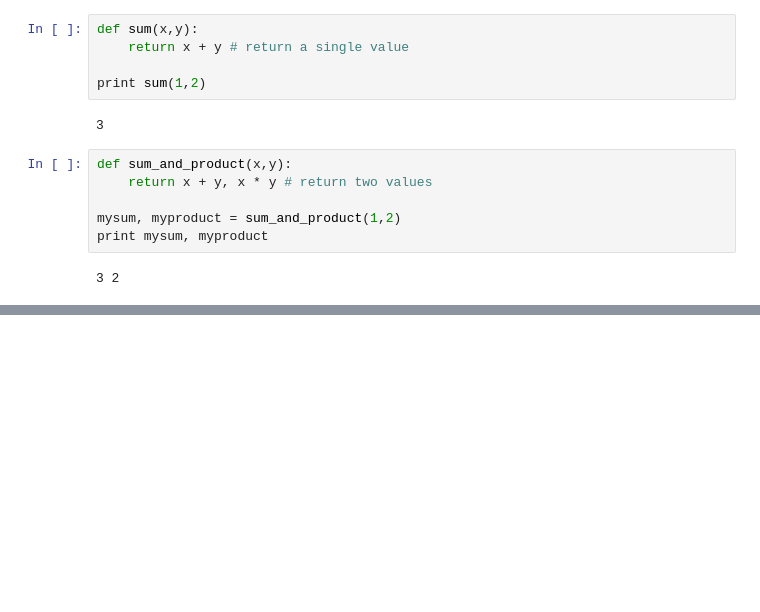
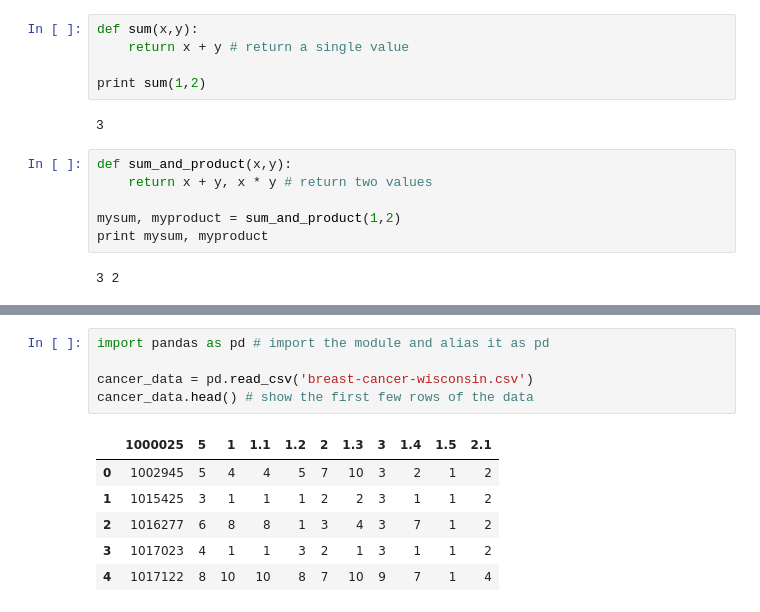
Before and after one commit to jdamiani27/IPython-Notebooks, a Jupyter notebook: DataSciUF Tutorial - Instructor.ipynb, the cells around one changed output, grey strips where cells are left out. Saved outputs shown, nothing was run; the diff lists cells and outputs as text; blank space fills up the shorter version.

Commit message:
Completed through importing with header names

```diff
--- a/DataSciUF Tutorial - Instructor.ipynb
+++ b/DataSciUF Tutorial - Instructor.ipynb
@@ -586,0 +645,12 @@ print mysum, myproduct
+# %%
+import pandas as pd # import the module and alias it as pd
+
+cancer_data = pd.read_csv('breast-cancer-wisconsin.csv')
+cancer_data.head() # show the first few rows of the data
+# %% [output]
+|  | 1000025 | 5 | 1 | 1.1 | 1.2 | 2 | 1.3 | 3 | 1.4 | 1.5 | 2.1 |
+| 0 | 1002945 | 5 | 4 | 4 | 5 | 7 | 10 | 3 | 2 | 1 | 2 |
+| 1 | 1015425 | 3 | 1 | 1 | 1 | 2 | 2 | 3 | 1 | 1 | 2 |
+| 2 | 1016277 | 6 | 8 | 8 | 1 | 3 | 4 | 3 | 7 | 1 | 2 |
+| 3 | 1017023 | 4 | 1 | 1 | 3 | 2 | 1 | 3 | 1 | 1 | 2 |
+| 4 | 1017122 | 8 | 10 | 10 | 8 | 7 | 10 | 9 | 7 | 1 | 4 |
```
Also changed, not shown: parts of 11 cells of this notebook.
